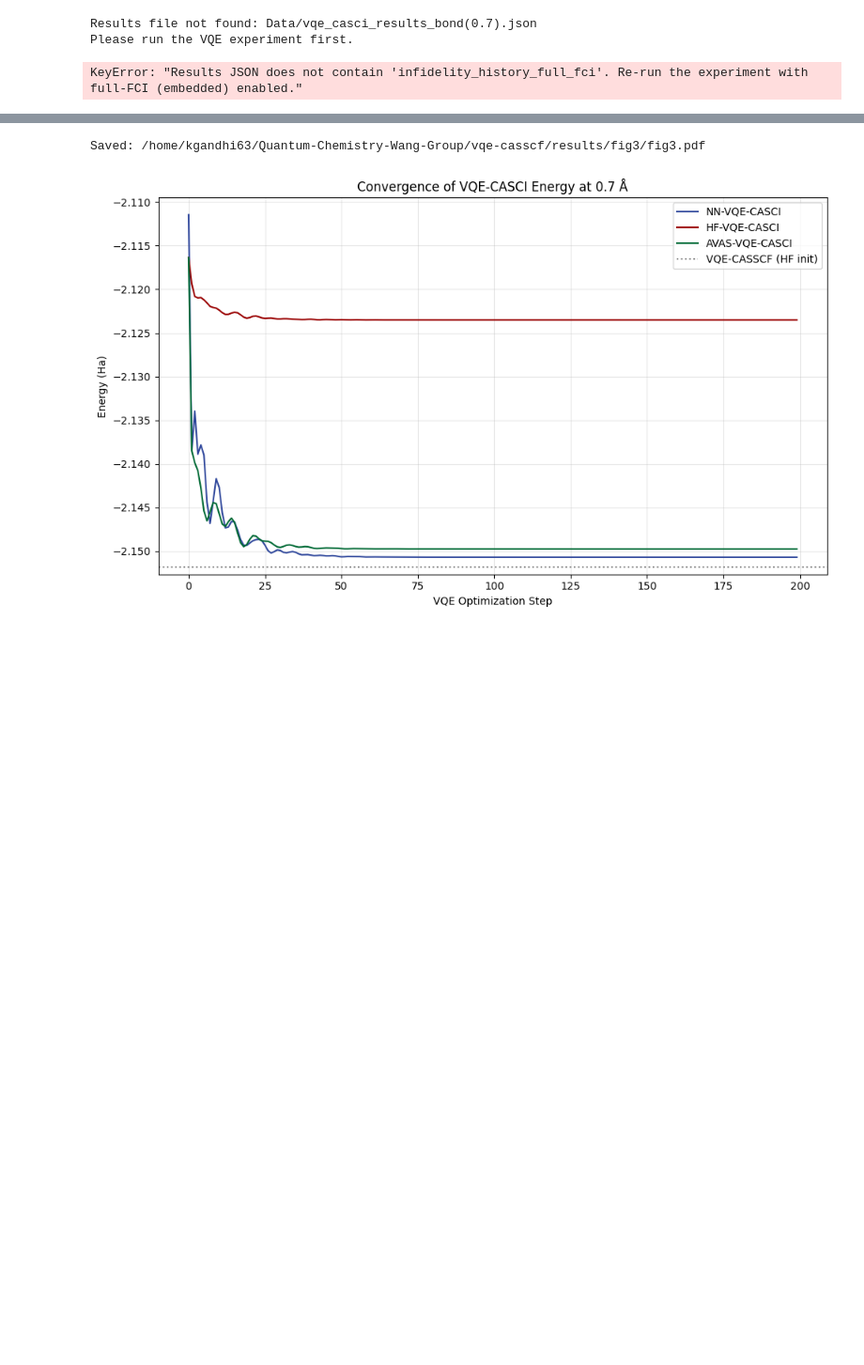
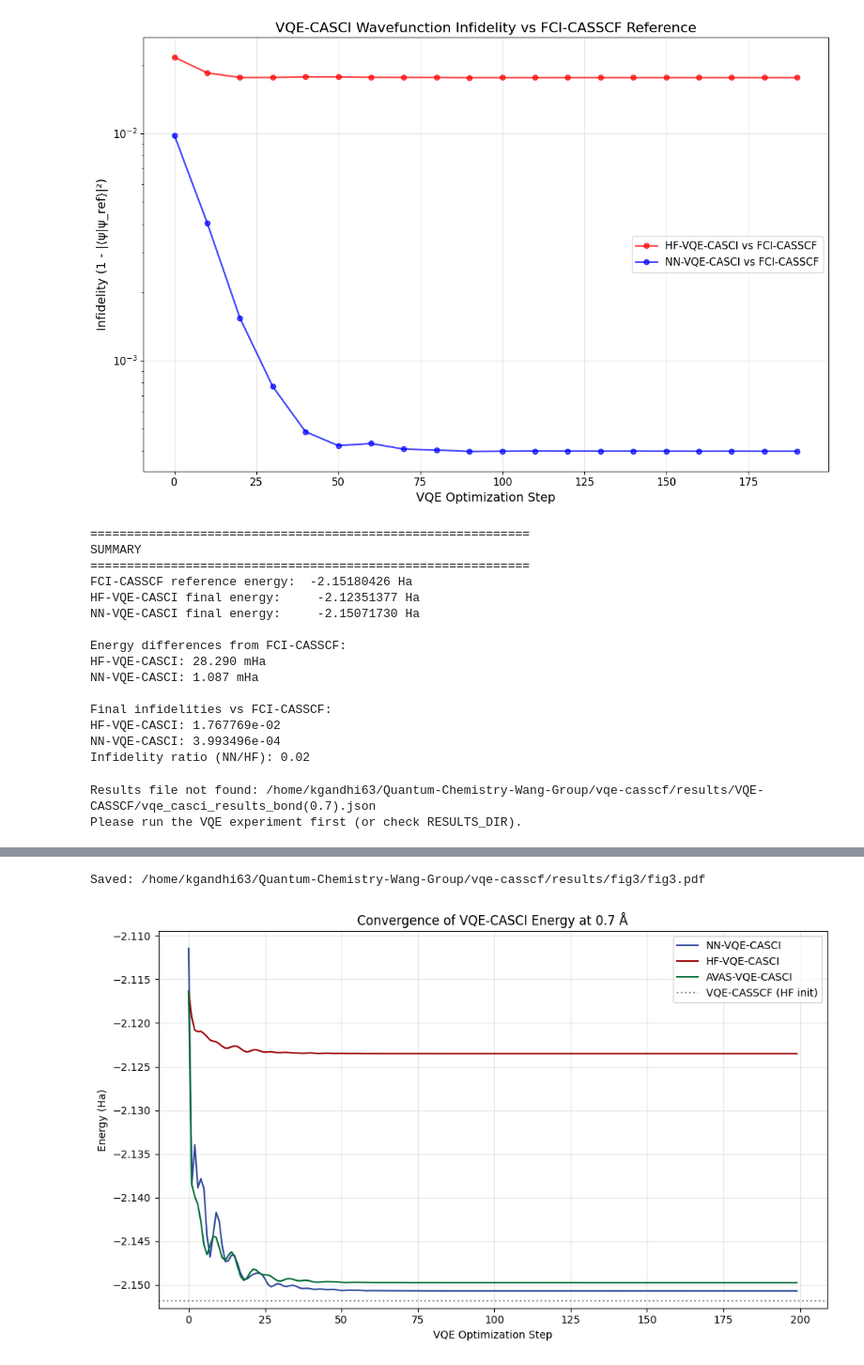
Before and after one commit to He-Wenhao/vqe-casscf, a Jupyter notebook: results/fig3/Plotting.ipynb, the cells around one changed output, grey strips where cells are left out. Shown: that part at 94% size. Cells and saved outputs as stored; diff of their text form; code cells hidden in the pictures; blank space fills up the shorter version.

Commit message:
Final touch ups on figures v2

```diff
--- a/results/fig3/Plotting.ipynb
+++ b/results/fig3/Plotting.ipynb
@@ -6,7 +6,7 @@ from pathlib import Path
 
 BOND_LENGTH = 0.7
 
-def load_results(bond_length, results_dir="Data"):
+def load_results(bond_length, results_dir="/home/kgandhi63/Quantum-Chemistry-Wang-Group/vqe-casscf/results/fig3/Data"):
     filename = f"{results_dir}/vqe_casci_results_bond({bond_length}).json"
     if Path(filename).exists():
         with open(filename, 'r') as f:
@@ -39,36 +39,50 @@ def plot_figure_3(bond_length=BOND_LENGTH):
     plt.ylabel('Infidelity (1 - |⟨ψ|ψ_ref⟩|²)', fontsize=14)
     plt.title('VQE-CASCI Wavefunction Infidelity vs FCI-CASSCF Reference', fontsize=16)
     plt.legend(fontsize=12)
     plt.grid(True, alpha=0.3)
     plt.tick_params(axis='both', which='major', labelsize=12)
 
     plt.tight_layout()
-    plt.savefig(f'vqe_casci_infidelity_vs_fci_casscf({bond_length}).png', dpi=150)
+    #plt.savefig(f'vqe_casci_infidelity_vs_fci_casscf({bond_length}).png', dpi=150)
     plt.show()
 
     # Print summary
     print("\n" + "="*60)
     print("SUMMARY")
     print("="*60)
     print(f"FCI-CASSCF reference energy:  {results['reference_energy']:.8f} Ha")
     print(f"HF-VQE-CASCI final energy:     {results['hf_vqe_casci_energy']:.8f} Ha")
     print(f"NN-VQE-CASCI final energy:     {results['nn_vqe_casci_energy']:.8f} Ha")
     print(f"\nEnergy differences from FCI-CASSCF:")
     print(f"HF-VQE-CASCI: {results['energy_diff_mHa']['hf']:.3f} mHa")
     print(f"NN-VQE-CASCI: {results['energy_diff_mHa']['nn']:.3f} mHa")
     print(f"\nFinal infidelities vs FCI-CASSCF:")
     print(f"HF-VQE-CASCI: {results['final_infidelities']['hf']:.6e}")
     print(f"NN-VQE-CASCI: {results['final_infidelities']['nn']:.6e}")
 
     if results['final_infidelities']['hf'] > 0:
         ratio = results['final_infidelities']['nn'] / results['final_infidelities']['hf']
         print(f"Infidelity ratio (NN/HF): {ratio:.2f}")
 
 if __name__ == "__main__":
     plot_figure_3(bond_length=BOND_LENGTH)  # Change bond length as needed
 # %% [output]
+[figure, added]
-Results file not found: Data/vqe_casci_results_bond(0.7).json
-Please run the VQE experiment first.
+============================================================
+SUMMARY
+============================================================
+FCI-CASSCF reference energy:  -2.15180426 Ha
+HF-VQE-CASCI final energy:     -2.12351377 Ha
+NN-VQE-CASCI final energy:     -2.15071730 Ha
+
+Energy differences from FCI-CASSCF:
+HF-VQE-CASCI: 28.290 mHa
+NN-VQE-CASCI: 1.087 mHa
+
+Final infidelities vs FCI-CASSCF:
+HF-VQE-CASCI: 1.767769e-02
+NN-VQE-CASCI: 3.993496e-04
+Infidelity ratio (NN/HF): 0.02
 # %%
 import json
 import numpy as np
@@ -172,7 +186,8 @@ def plot_figure_3_full_fci(bond_length=BOND_LENGTH):
 if __name__ == "__main__":
     plot_figure_3_full_fci(bond_length=BOND_LENGTH)
 # %% [output]
-KeyError: "Results JSON does not contain 'infidelity_history_full_fci'. Re-run the experiment with full-FCI (embedded) enabled."
+Results file not found: /home/kgandhi63/Quantum-Chemistry-Wang-Group/vqe-casscf/results/VQE-CASSCF/vqe_casci_results_bond(0.7).json
+Please run the VQE experiment first (or check RESULTS_DIR).
 # %%
 import json
 import matplotlib.pyplot as plt
```
Also changed, not shown: parts of 2 cells of this notebook, 1 other file.
